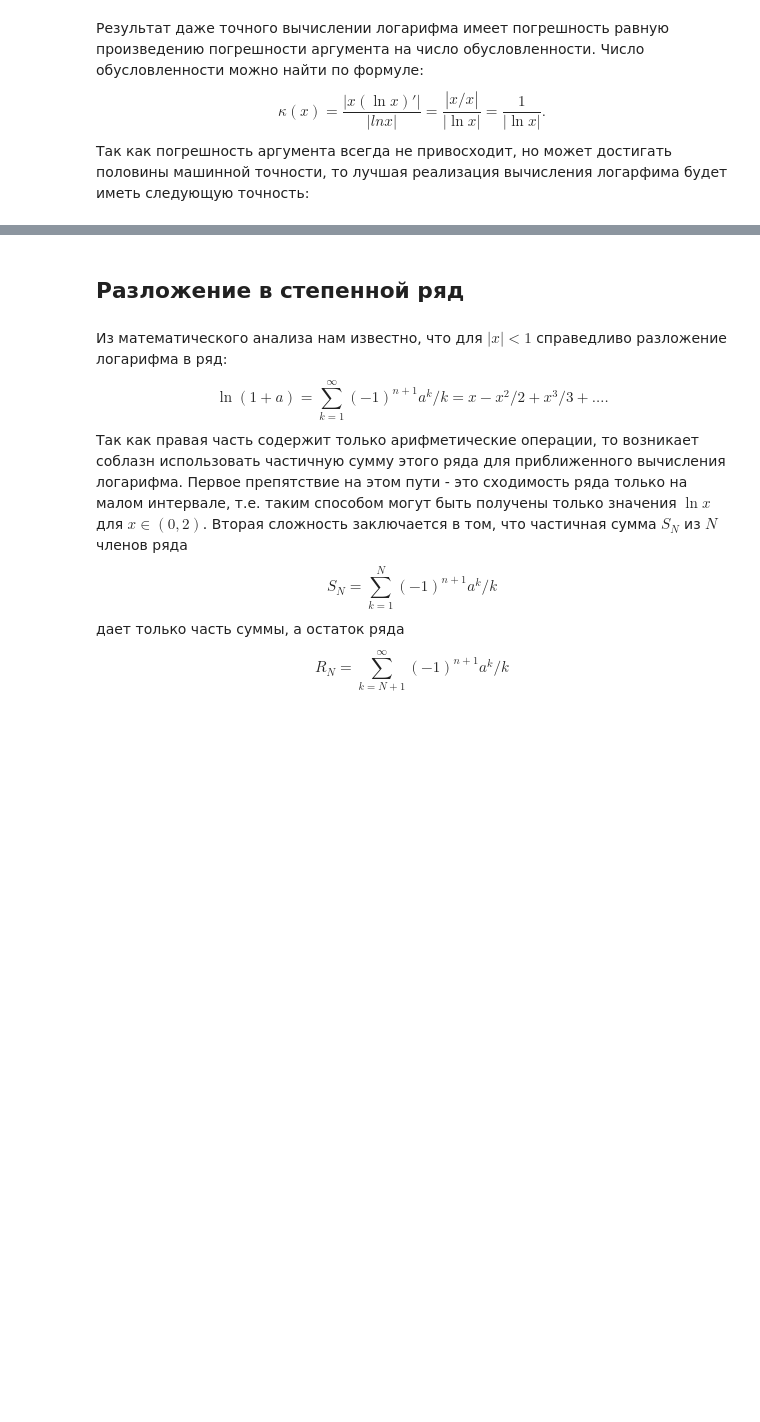
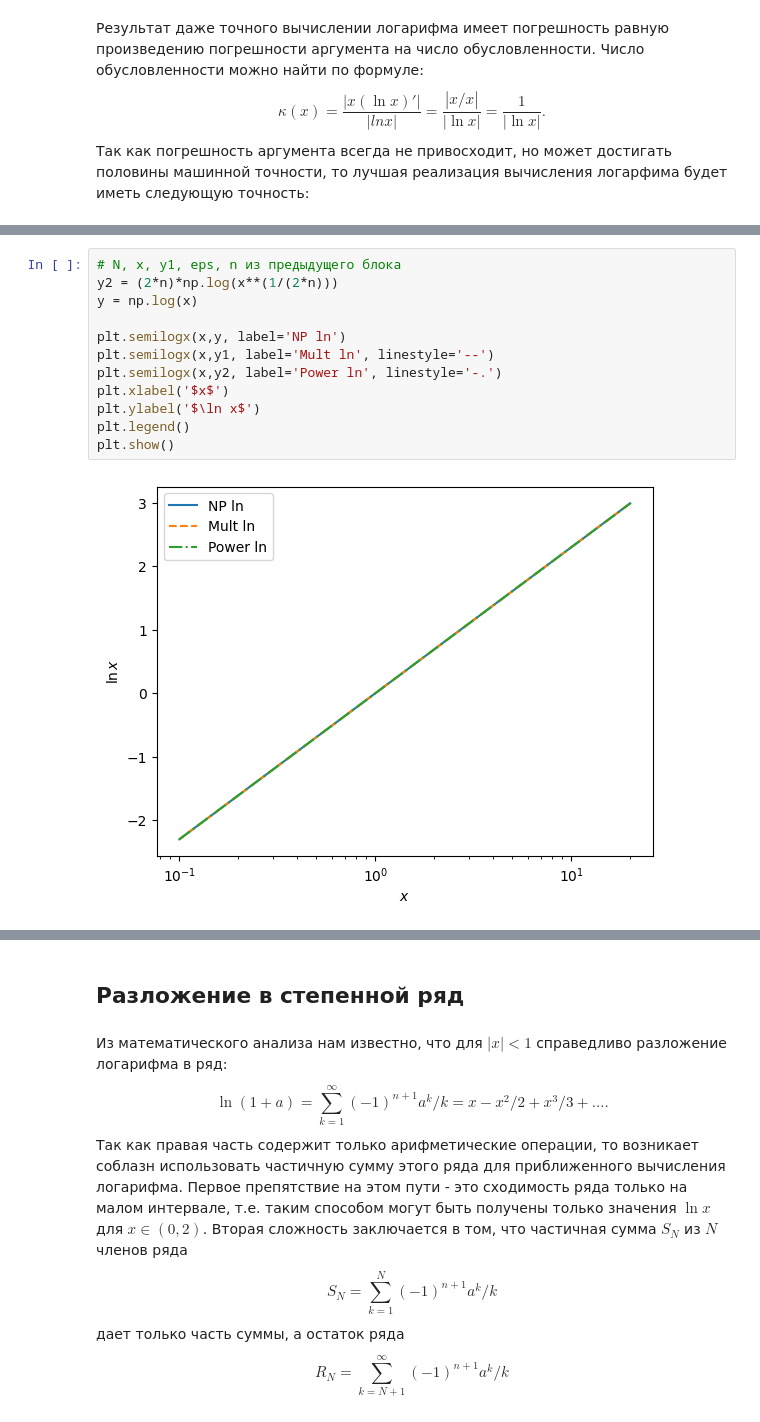
Before and after one commit to dyed-eye/numerical-methods, a Jupyter notebook: 3. Not_so_elementary_elementary_functions.ipynb, the cells around one changed output, grey strips where cells are left out. Saved outputs shown, nothing was run; the diff lists cells and outputs as text; blank space fills up the shorter version.

```diff
--- a/3. Not_so_elementary_elementary_functions.ipynb
+++ b/3. Not_so_elementary_elementary_functions.ipynb
@@ -83,0 +118,14 @@ plt.show()
+# %%
+# N, x, y1, eps, n из предыдущего блока
+y2 = (2*n)*np.log(x**(1/(2*n)))
+y = np.log(x)
+
+plt.semilogx(x,y, label='NP ln')
+plt.semilogx(x,y1, label='Mult ln', linestyle='--')
+plt.semilogx(x,y2, label='Power ln', linestyle='-.')
+plt.xlabel('$x$')
+plt.ylabel('$\ln x$')
+plt.legend()
+plt.show()
+# %% [output]
+[figure, added]
```
Also changed, not shown: parts of 16 cells of this notebook, 1 other file.
